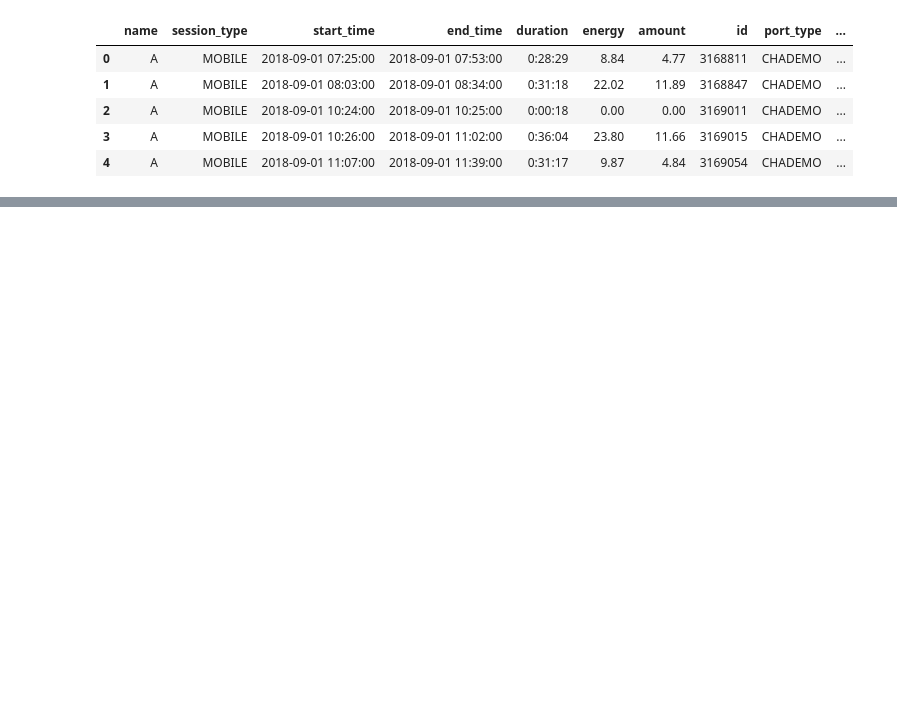
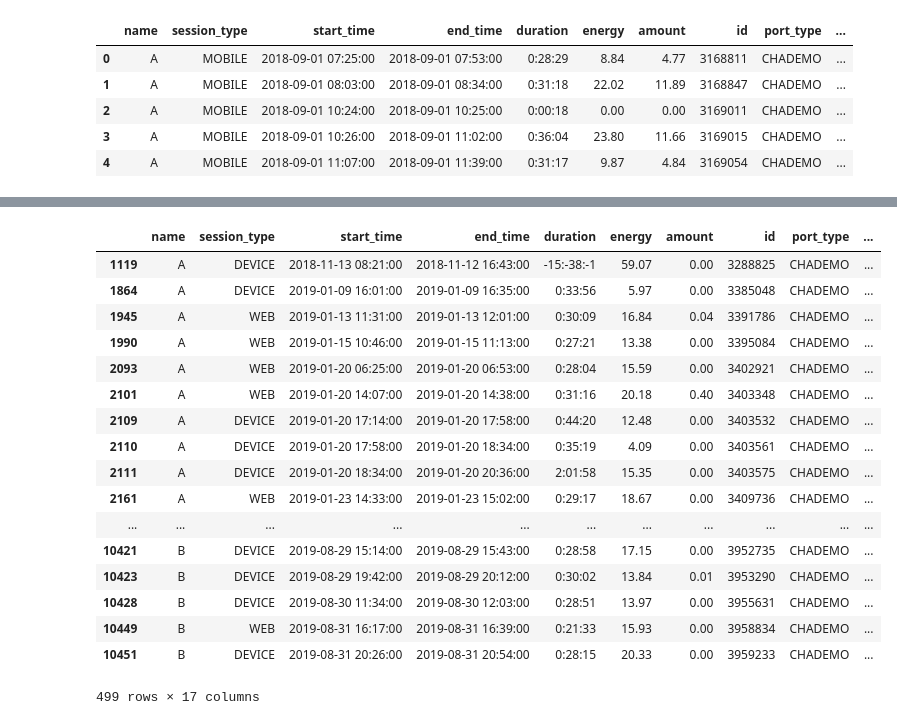
Before and after one commit to HACC2019/garys-best, a Jupyter notebook: eda/eda.ipynb, the cells around one changed output, grey strips where cells are left out. Saved outputs shown, nothing was run; the diff lists cells and outputs as text; code cells hidden in the pictures; blank space fills up the shorter version.

Commit message:
add error check on payment amounts

```diff
--- a/eda/eda.ipynb
+++ b/eda/eda.ipynb
@@ -69,0 +99,4 @@ missing = df[(df['energy'] == 0) | (df['amount'] == 0)]
+# %%
+dates = df['start_time'].dt.date
+df['date'] = dates
+df['date']
@@ -69,0 +121,3 @@ missing = df[(df['energy'] == 0) | (df['amount'] == 0)]
+# %%
+df['day_of_week'] = df['start_time'].dt.day_name()
+df['day_of_week']
@@ -69,0 +153,7 @@ missing = df[(df['energy'] == 0) | (df['amount'] == 0)]
+# %%
+import datetime as dt
+start_times = df['start_time'].dt.time
+df['on_peak'] = (dt.time(17, 0, 0) <= start_times) & (start_times < dt.time(22, 0, 0))
+df['mid_day'] = (dt.time(9, 0, 0) <= start_times) & (start_times < dt.time(17, 0, 0))
+df['off_peak'] = (dt.time(22, 0, 0) <= start_times) | (start_times < dt.time(9, 0, 0))
+df.head()
@@ -69,0 +171,6 @@ missing = df[(df['energy'] == 0) | (df['amount'] == 0)]
+# %%
+df['calculated_amount'] = df['energy'] * df['on_peak'] * 0.57 + df['energy'] * df['mid_day'] * 0.49 + df['energy'] * df['off_peak'] * 0.54
+df['rounded_calculated_amount'] = np.round(df['calculated_amount'], 2)
+correct = df[(df['amount'] == df['rounded_calculated_amount'])]
+err = df[~(df['amount'] == df['rounded_calculated_amount'])]
+correct.head()
@@ -69,0 +197,21 @@ missing = df[(df['energy'] == 0) | (df['amount'] == 0)]
+# %%
+err[np.abs(err['amount'] - err['rounded_calculated_amount']) > 1]
+# %% [output]
+|  | name | session_type | start_time | end_time | duration | energy | amount | id | port_type | ... |
+| 1119 | A | DEVICE | 2018-11-13 08:21:00 | 2018-11-12 16:43:00 | -15:-38:-1 | 59.07 | 0.00 | 3288825 | CHADEMO | ... |
+| 1864 | A | DEVICE | 2019-01-09 16:01:00 | 2019-01-09 16:35:00 | 0:33:56 | 5.97 | 0.00 | 3385048 | CHADEMO | ... |
+| 1945 | A | WEB | 2019-01-13 11:31:00 | 2019-01-13 12:01:00 | 0:30:09 | 16.84 | 0.04 | 3391786 | CHADEMO | ... |
+| 1990 | A | WEB | 2019-01-15 10:46:00 | 2019-01-15 11:13:00 | 0:27:21 | 13.38 | 0.00 | 3395084 | CHADEMO | ... |
+| 2093 | A | WEB | 2019-01-20 06:25:00 | 2019-01-20 06:53:00 | 0:28:04 | 15.59 | 0.00 | 3402921 | CHADEMO | ... |
+| 2101 | A | WEB | 2019-01-20 14:07:00 | 2019-01-20 14:38:00 | 0:31:16 | 20.18 | 0.40 | 3403348 | CHADEMO | ... |
+| 2109 | A | DEVICE | 2019-01-20 17:14:00 | 2019-01-20 17:58:00 | 0:44:20 | 12.48 | 0.00 | 3403532 | CHADEMO | ... |
+| 2110 | A | DEVICE | 2019-01-20 17:58:00 | 2019-01-20 18:34:00 | 0:35:19 | 4.09 | 0.00 | 3403561 | CHADEMO | ... |
+| 2111 | A | DEVICE | 2019-01-20 18:34:00 | 2019-01-20 20:36:00 | 2:01:58 | 15.35 | 0.00 | 3403575 | CHADEMO | ... |
+| 2161 | A | WEB | 2019-01-23 14:33:00 | 2019-01-23 15:02:00 | 0:29:17 | 18.67 | 0.00 | 3409736 | CHADEMO | ... |
+| ... | ... | ... | ... | ... | ... | ... | ... | ... | ... | ... |
+| 10421 | B | DEVICE | 2019-08-29 15:14:00 | 2019-08-29 15:43:00 | 0:28:58 | 17.15 | 0.00 | 3952735 | CHADEMO | ... |
+| 10423 | B | DEVICE | 2019-08-29 19:42:00 | 2019-08-29 20:12:00 | 0:30:02 | 13.84 | 0.01 | 3953290 | CHADEMO | ... |
+| 10428 | B | DEVICE | 2019-08-30 11:34:00 | 2019-08-30 12:03:00 | 0:28:51 | 13.97 | 0.00 | 3955631 | CHADEMO | ... |
+| 10449 | B | WEB | 2019-08-31 16:17:00 | 2019-08-31 16:39:00 | 0:21:33 | 15.93 | 0.00 | 3958834 | CHADEMO | ... |
+| 10451 | B | DEVICE | 2019-08-31 20:26:00 | 2019-08-31 20:54:00 | 0:28:15 | 20.33 | 0.00 | 3959233 | CHADEMO | ... |
+499 rows × 17 columns
```
Also changed, not shown: parts of 15 cells of this notebook.
